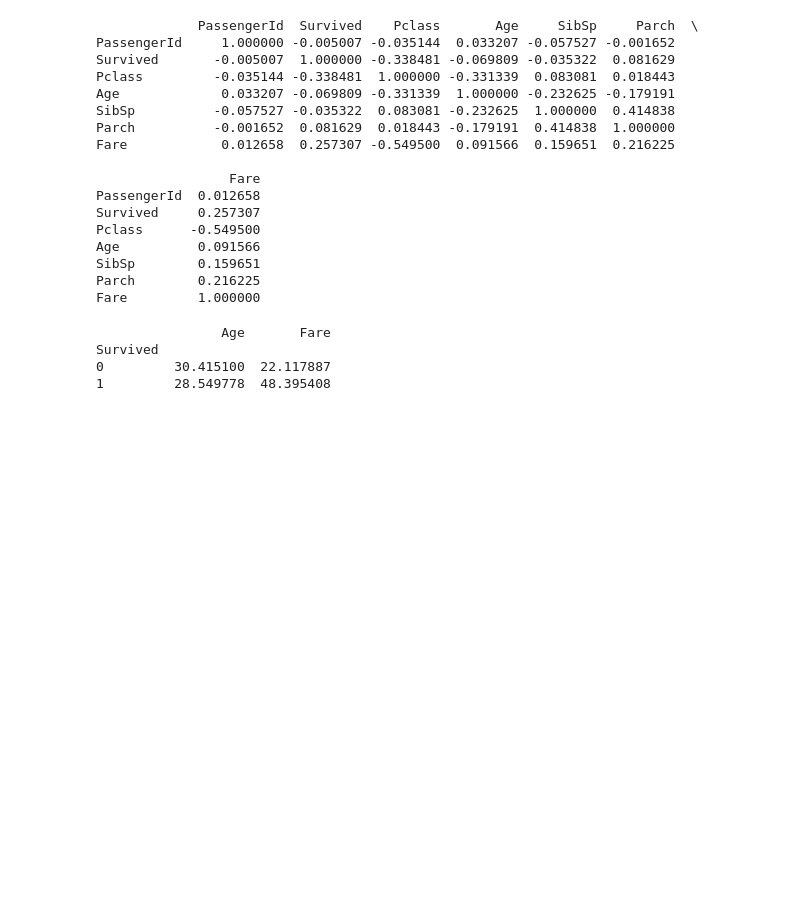
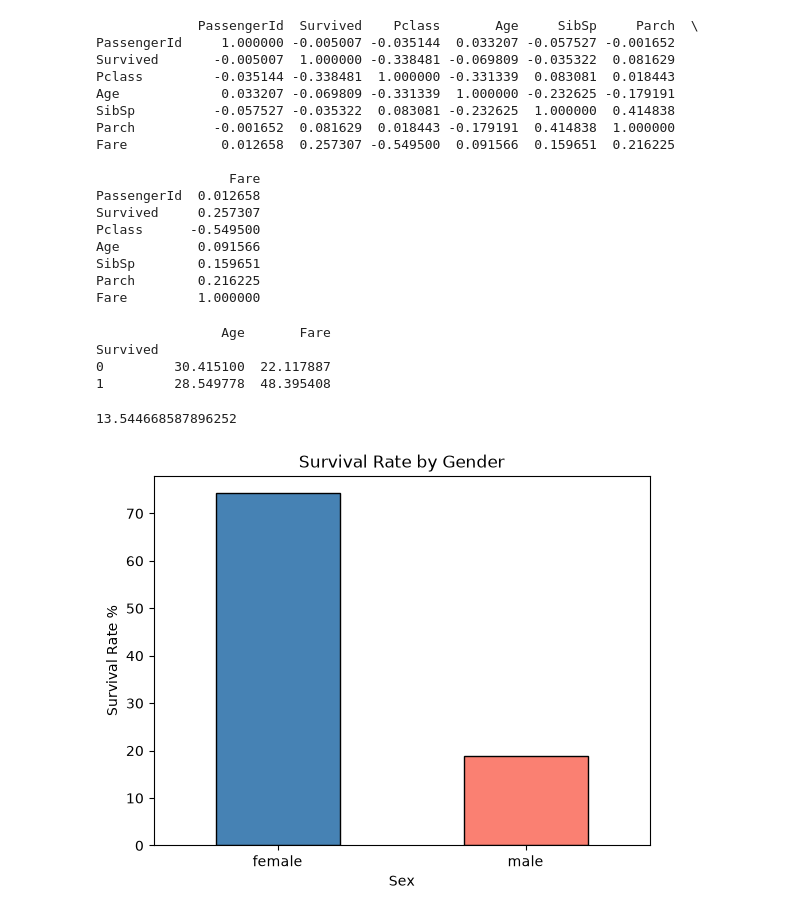
Before and after one commit to akshara1217/da-ml-journey, a Jupyter notebook: _titanic_eda.ipynb, the cells around one changed output. Saved outputs shown, nothing was run; the diff lists cells and outputs as text; code cells hidden in the pictures; blank space fills up the shorter version.

Commit message:
Day 4:Matplotlib bar charts and histogram

```diff
--- a/_titanic_eda.ipynb
+++ b/_titanic_eda.ipynb
@@ -206,3 +206,19 @@ print(df.groupby('Survived')[['Age', 'Fare']].mean())
 Survived
 0         30.415100  22.117887
 1         28.549778  48.395408
+# %%
+import pandas as pd
+df=pd.read_csv('https://raw.githubusercontent.com/datasciencedojo/datasets/master/titanic.csv')
+print(df[(df['Sex']=='male')&(df['Pclass']==3)]['Survived'].mean()*100)
+# %% [output]
+13.544668587896252
+# %%
+import matplotlib.pyplot as plt
+survival_by_sex=df.groupby('Sex')['Survived'].mean()*100
+survival_by_sex.plot(kind='bar',color=['steelblue','salmon'],edgecolor='black')
+plt.title('Survival Rate by Gender')
+plt.ylabel('Survival Rate %')
+plt.xticks(rotation=0)
+plt.show()
+# %% [output]
+[figure, added]
```
Also changed, not shown: parts of 4 cells of this notebook, 1 other file.
